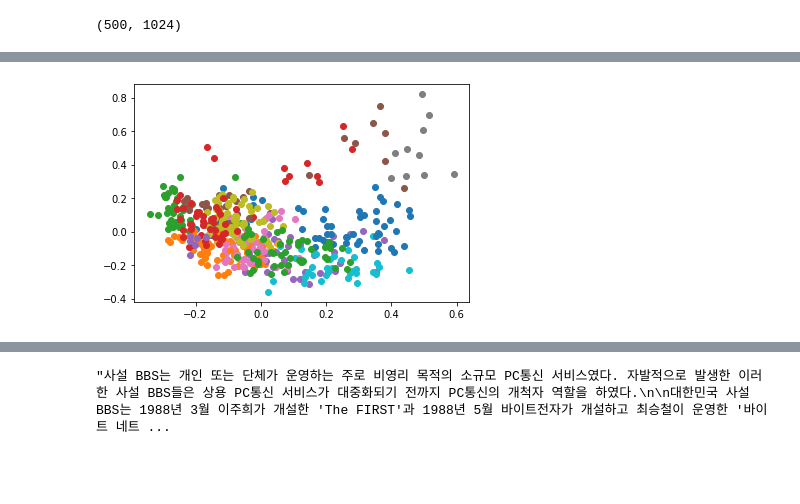
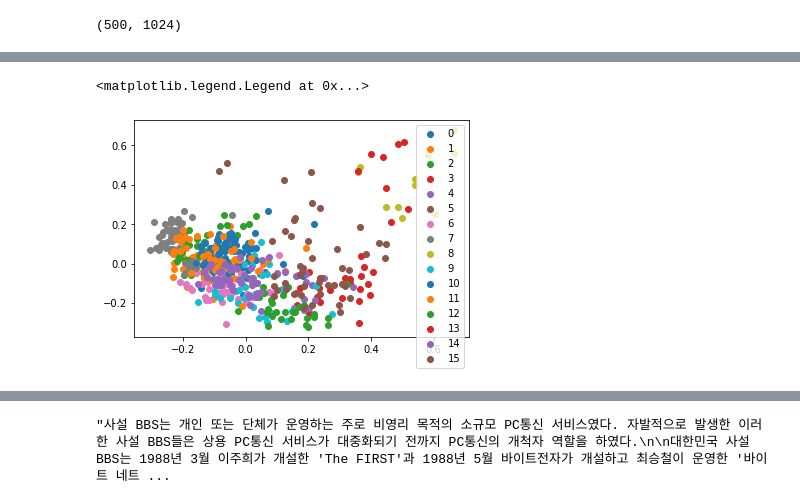
Before and after one commit to boostcampaitech2/mrc-level2-nlp-05, a Jupyter notebook: ipynb/t5_tutorial.ipynb, the cells around one changed output, grey strips where cells are left out. Drawn from its saved outputs; the diff is of its cells as text; code cells hidden in the pictures; blank space fills up the shorter version.

```diff
--- a/ipynb/t5_tutorial.ipynb
+++ b/ipynb/t5_tutorial.ipynb
@@ -51,11 +79,9 @@ NUM_DOCUMENTS = 500
 max_seq_len = 486
 doc_stride = 128
 
-QUERY_WORDS = ["대한민국", "국가", "나라"]
-query = "</s>".join(QUERY_WORDS) + "</s>"
-
 tokenized_wikis = tokenizer(
-    [query + text for text in wiki['text'][0:NUM_DOCUMENTS].tolist()],
+    [query] * NUM_DOCUMENTS,
+    [text.replace("\n", "").replace("  ", " ") for text in wiki['text'][0:NUM_DOCUMENTS].tolist()],
     # truncation="only_second" if pad_on_right else "only_first",
     truncation=True,
     max_length=max_seq_len,
@@ -63,7 +89,8 @@ tokenized_wikis = tokenizer(
     return_overflowing_tokens=True,
     return_offsets_mapping=True,
     return_token_type_ids=False,
-    padding=False,
+    padding='longest',
+    return_tensors="pt"
     # the max length of the model is 512...
 )
 
@@ -76,7 +103,8 @@ tokenized_query = tokenizer(
     return_overflowing_tokens=True,
     return_offsets_mapping=True,
     return_token_type_ids=False,
-    padding=False,
+    padding='longest',
+    return_tensors="pt"
 )
 # %%
 model = model.to("cuda")
@@ -83,4 +119,8 @@ model = model.to("cuda")
 # %%
 input_ids = torch.tensor(tokenized_wikis[0].ids).to("cuda")
-out = model.encoder(input_ids.unsqueeze(0))
+attention_mask = torch.tensor(tokenized_wikis[0].attention_mask).to("cuda")
+out = model.encoder(
+    input_ids=input_ids.unsqueeze(0),
+    attention_mask=attention_mask.unsqueeze(0)
+)
 # must unsqueeze it!
@@ -117,13 +206,22 @@ document_embeddings = []
 for i in range(NUM_DOCUMENTS):
     with torch.no_grad():
         input_ids = torch.tensor(tokenized_wikis[i].ids).to("cuda")
-        out = model.encoder(input_ids.unsqueeze(0))
+        attention_mask = torch.tensor(tokenized_wikis[i].attention_mask).to("cuda")
+
+        out = model.encoder(
+            input_ids=input_ids.unsqueeze(0),
+            attention_mask=attention_mask.unsqueeze(0)
+        )
         # collate_fn not implemented yet
 
         last_hidden_state = out['last_hidden_state']
+        last_hidden_state = last_hidden_state * attention_mask.unsqueeze(0).unsqueeze(2)
         # batch_size, seq_length, embedding_dim
 
-        document_embedding = torch.mean(last_hidden_state, dim=1)
+        num_elements = torch.sum(attention_mask)
+
+        document_embedding = torch.sum(last_hidden_state, dim=1)
+        document_embedding = document_embedding / num_elements
         # batch_size, embedding_dim
 
         document_embeddings.append(document_embedding)
@@ -145,7 +243,7 @@ from sklearn.neighbors import KNeighborsClassifier
 
 N_CLUSTERS = 16
 
-pca = PCA(n_components=64)
+pca = PCA(n_components=128)
 km  = KMeans(n_clusters=N_CLUSTERS)
 # %%
 pca_result = pca.fit_transform(document_embeddings)
@@ -193,6 +262,9 @@ array([0.11717352, 0.09924419, 0.05870019, 0.04710253, 0.03983814,
 # %%
 for c in range(N_CLUSTERS):
     i = np.where(pred == c)
-    plt.scatter(pca_result[i,0], pca_result[i,1], label = i)
+    plt.scatter(pca_result[i,0], pca_result[i,1], label = c)
+
+plt.legend()
 # %% [output]
+<matplotlib.legend.Legend at 0x...>
-[figure, old version]
+[figure, new version]
```
Also changed, not shown: parts of 38 cells of this notebook.
